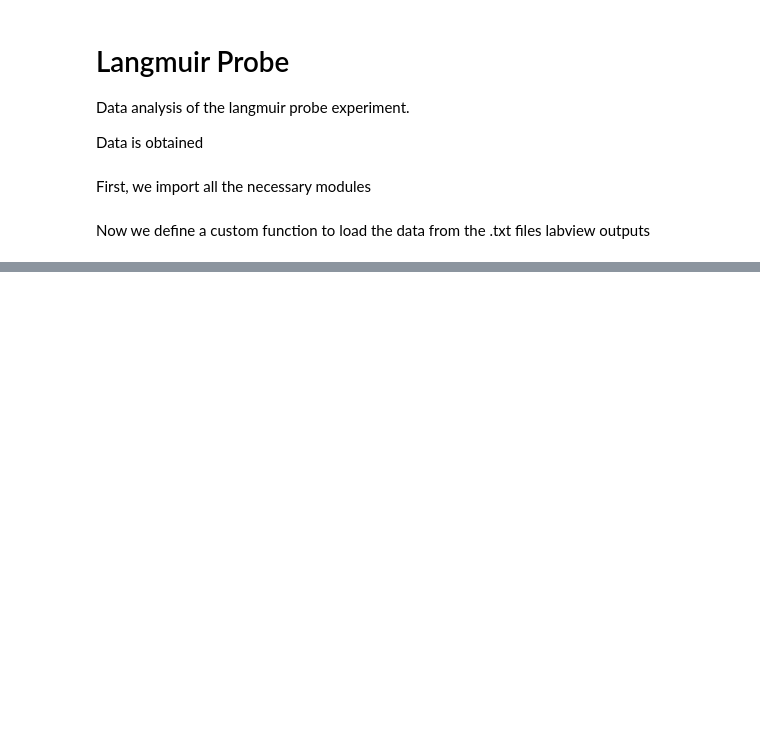
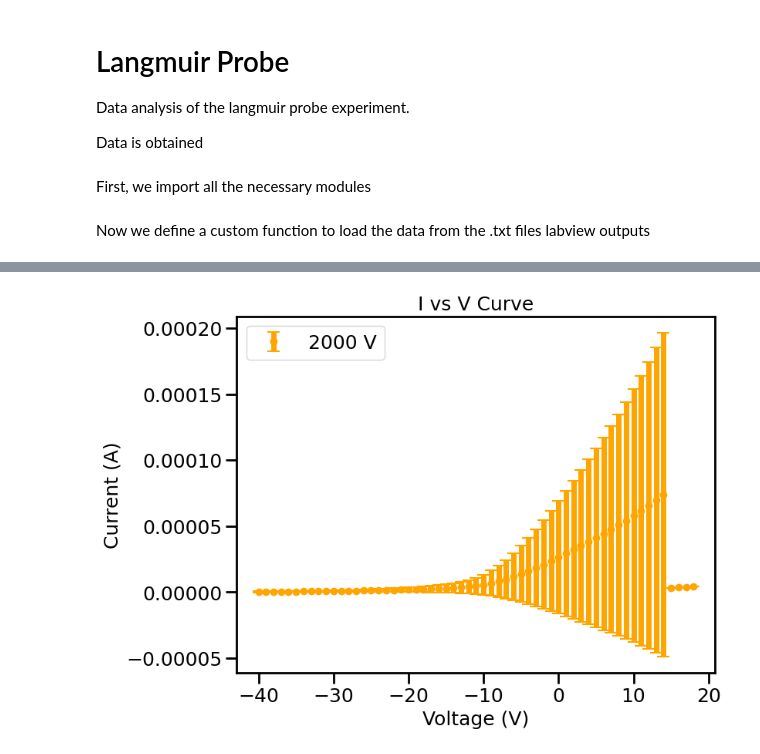
Before and after one commit to jorgegponce/physics191_plasma, a Jupyter notebook: Code/langmuir.ipynb, the cells around one changed output, grey strips where cells are left out. Drawn from its saved outputs; the diff is of its cells as text; code cells hidden in the pictures; blank space fills up the shorter version.

```diff
--- a/Code/langmuir.ipynb
+++ b/Code/langmuir.ipynb
@@ -109,0 +237,32 @@ DATA_DIRECTORY = "/content/physics191_plasma/athalia and jorge's data/langmuir/"
+# %%
+
+
+
+# Collect the data
+dfs = []
+for trial in range(1, 4):
+    data = dataframes[f'{pressure}_{600}_-40_20_{trial}.txt']
+    dfs.append(data)
+
+# Merge the dataframes on 'Voltage (V)' to align x-values
+merged_df = pd.concat(dfs).groupby('Voltage (V)').agg({'Current (A)': ['mean', 'std']}).reset_index()
+
+# Extract relevant values
+x = merged_df['Voltage (V)']
+y_mean = merged_df[('Current (A)', 'mean')]
+y_std = merged_df[('Current (A)', 'std')]
+
+
+plt.figure(figsize=(8, 6))
+
+plt.errorbar(x, y_mean, yerr=y_std, fmt='o', capsize=6, capthick=1.5, markersize=6, color='orange', label=f'{voltage} V')
+
+
+plt.xlabel('Voltage (V)')
+plt.ylabel('Current (A)')
+plt.title('I vs V Curve')
+
+plt.legend()
+plt.show()
+# %% [output]
+[figure, added]
```
Also changed, not shown: parts of 10 cells of this notebook, 38 other files.
